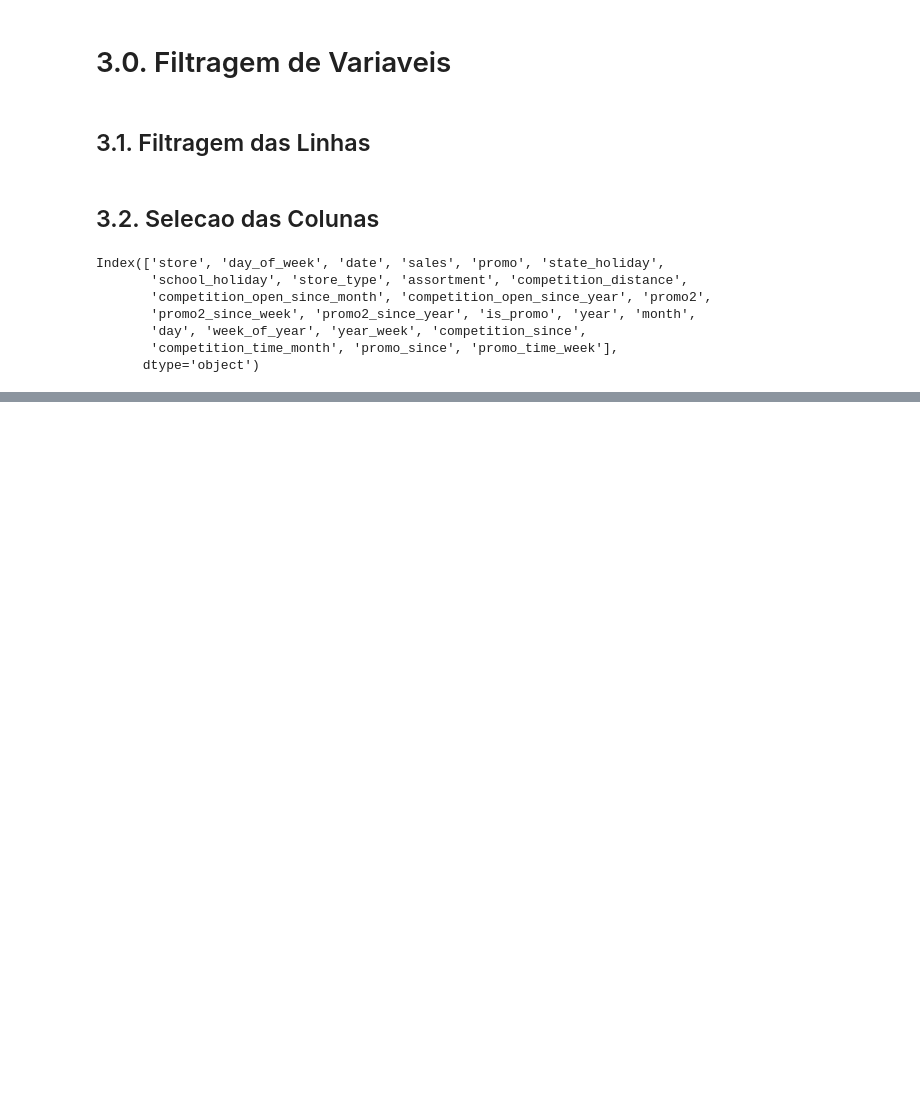
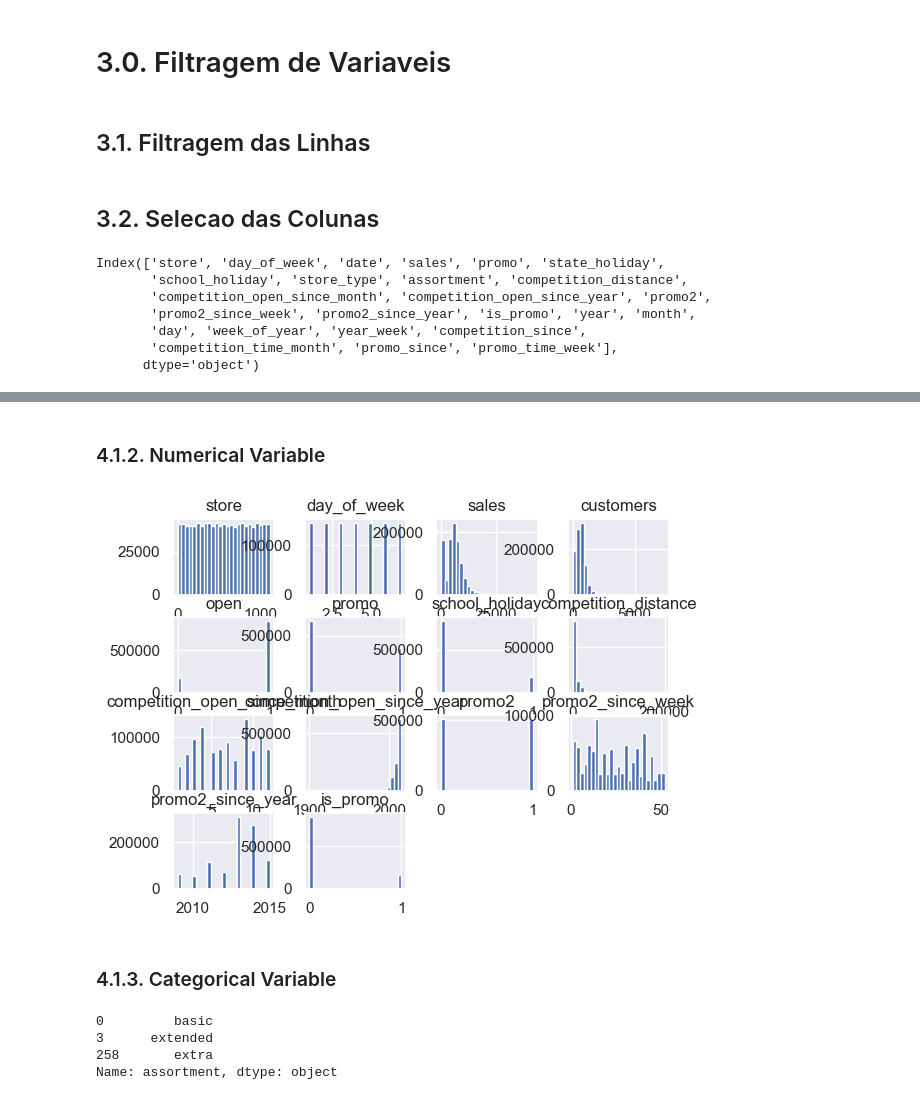
Before and after one commit to HugogabrielDS/rossmann_store_sales, a Jupyter notebook: sales_store_prediction.ipynb, the cells around one changed output, grey strips where cells are left out. Saved outputs shown, nothing was run; the diff lists cells and outputs as text; code cells hidden in the pictures; blank space fills up the shorter version.

```diff
--- a/sales_store_prediction.ipynb
+++ b/sales_store_prediction.ipynb
@@ -405,0 +418,15 @@ Index(['store', 'day_of_week', 'date', 'sales', 'promo', 'state_holiday',
+# %% [markdown]
+### 4.1.2. Numerical Variable
+# %%
+num_attributes.hist(bins=25);
+# %% [output]
+[figure, added]
+# %% [markdown]
+### 4.1.3. Categorical Variable
+# %%
+df4['assortment'].drop_duplicates()
+# %% [output]
+0         basic
+3      extended
+258       extra
+Name: assortment, dtype: object
```
Also changed, not shown: parts of 19 cells of this notebook.
